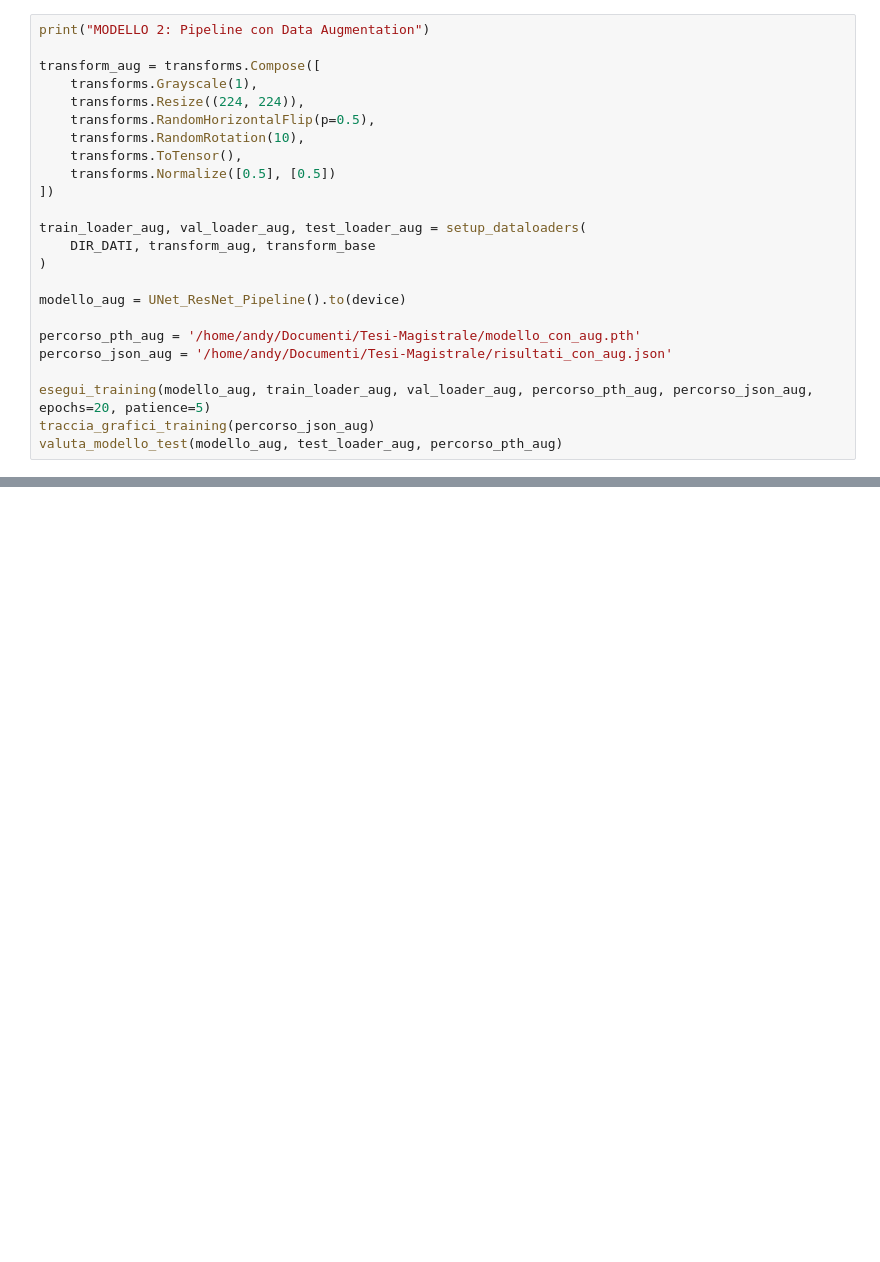
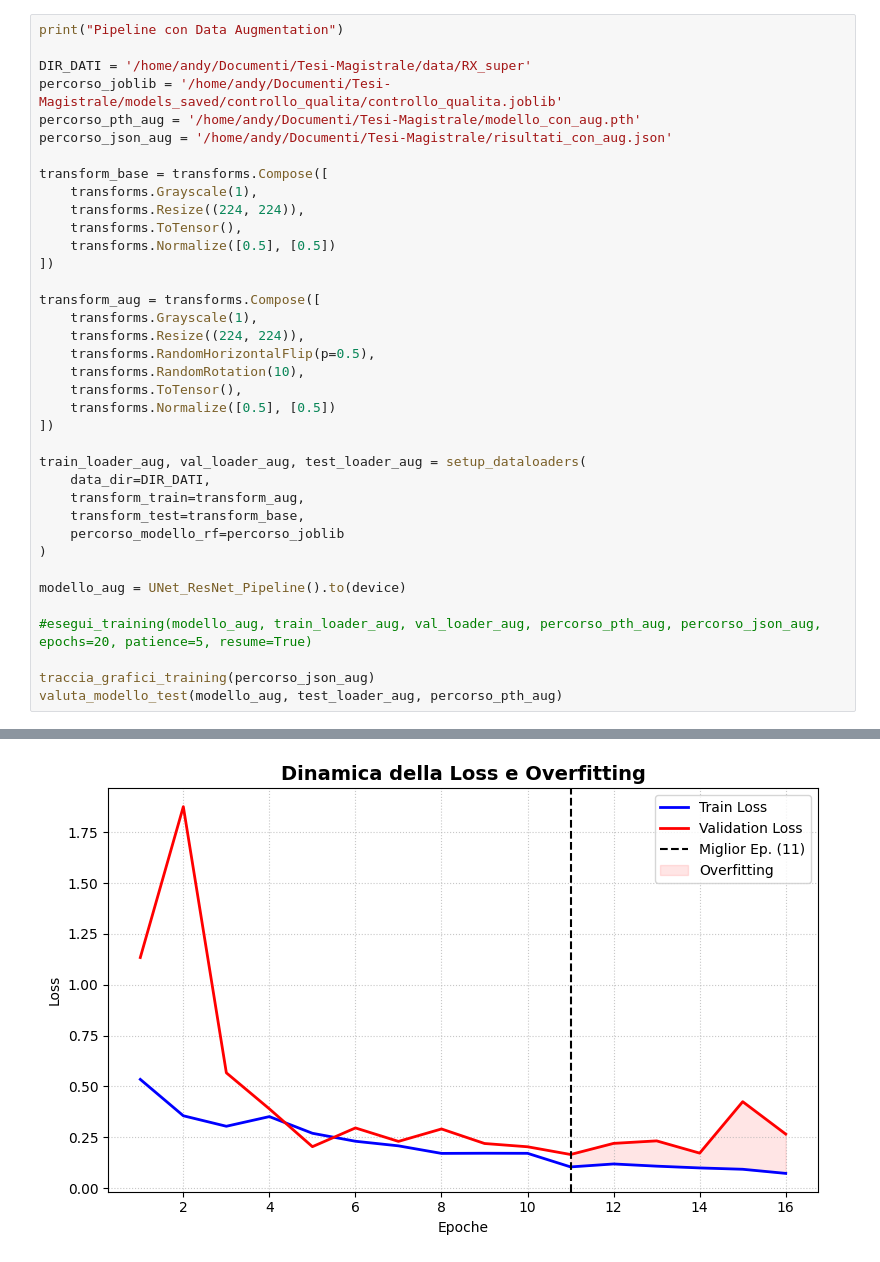
Before and after one commit to andymacale/Tesi-Magistrale, a Jupyter notebook: notebooks/classificazione_immagini.ipynb, the cells around one changed output, grey strips where cells are left out. Cells and saved outputs as stored; diff of their text form; blank space fills up the shorter version.

Commit message:
immagini eseguite

```diff
--- a/notebooks/classificazione_immagini.ipynb
+++ b/notebooks/classificazione_immagini.ipynb
@@ -291,5 +386,17 @@ valuta_modello_test(modello_baseline, test_loader_base, percorso_pth_base)
 # %%
-print("MODELLO 2: Pipeline con Data Augmentation")
+print("Pipeline con Data Augmentation")
+
+DIR_DATI = '/home/andy/Documenti/Tesi-Magistrale/data/RX_super'
+percorso_joblib = '/home/andy/Documenti/Tesi-Magistrale/models_saved/controllo_qualita/controllo_qualita.joblib'
+percorso_pth_aug = '/home/andy/Documenti/Tesi-Magistrale/modello_con_aug.pth'
+percorso_json_aug = '/home/andy/Documenti/Tesi-Magistrale/risultati_con_aug.json'
+
+transform_base = transforms.Compose([
+    transforms.Grayscale(1),
+    transforms.Resize((224, 224)),
+    transforms.ToTensor(),
+    transforms.Normalize([0.5], [0.5])
+])
 
 transform_aug = transforms.Compose([
     transforms.Grayscale(1),
@@ -301,14 +408,16 @@ transform_aug = transforms.Compose([
 ])
 
 train_loader_aug, val_loader_aug, test_loader_aug = setup_dataloaders(
-    DIR_DATI, transform_aug, transform_base
+    data_dir=DIR_DATI,
+    transform_train=transform_aug,
+    transform_test=transform_base,
+    percorso_modello_rf=percorso_joblib
 )
 
 modello_aug = UNet_ResNet_Pipeline().to(device)
 
-percorso_pth_aug = '/home/andy/Documenti/Tesi-Magistrale/modello_con_aug.pth'
-percorso_json_aug = '/home/andy/Documenti/Tesi-Magistrale/risultati_con_aug.json'
+#esegui_training(modello_aug, train_loader_aug, val_loader_aug, percorso_pth_aug, percorso_json_aug, epochs=20, patience=5, resume=True)
 
-esegui_training(modello_aug, train_loader_aug, val_loader_aug, percorso_pth_aug, percorso_json_aug, epochs=20, patience=5)
 traccia_grafici_training(percorso_json_aug)
 valuta_modello_test(modello_aug, test_loader_aug, percorso_pth_aug)
+# %% [output]
@@ -314,0 +429 @@ valuta_modello_test(modello_aug, test_loader_aug, percorso_pth_aug)
+[figure, added]
```
Also changed, not shown: parts of 11 cells of this notebook, 3 other files.
